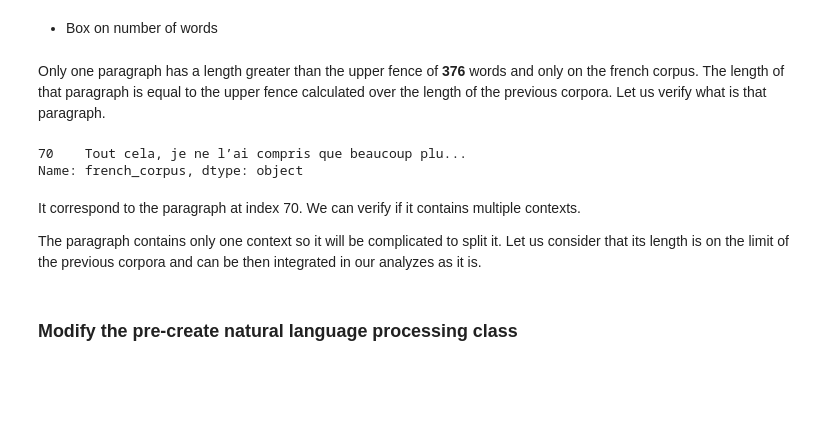
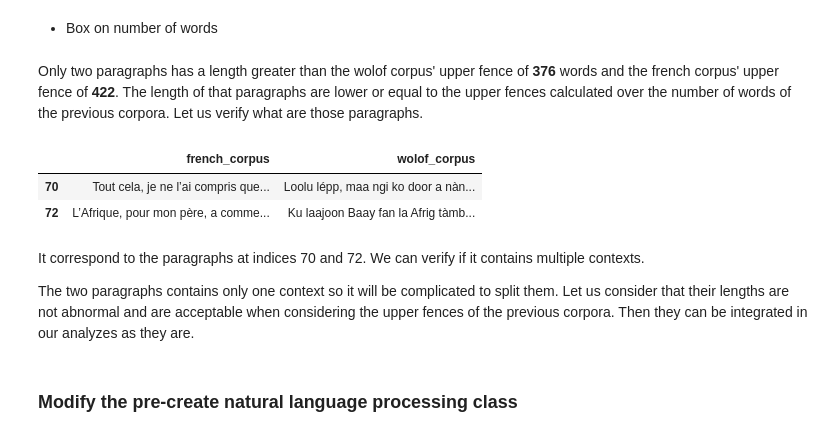
Before and after one commit to Oumar199/Wolof_traduction, a Jupyter notebook: text_processing1.ipynb, the cells around one changed output. Saved outputs shown, nothing was run; the diff lists cells and outputs as text; code cells hidden in the pictures; blank space fills up the shorter version.

```diff
--- a/text_processing1.ipynb
+++ b/text_processing1.ipynb
@@ -364,18 +364,19 @@ We obtain again almost the same distributions. But the distributions over the nu
 # %%
 px.box(data_frame=corpora, x = ["french_corpus_n_words", "wolof_corpus_n_words"])
 # %% [markdown]
-Only one paragraph has a length greater than the upper fence of **376** words and only on the french corpus. The length of that paragraph is equal to the upper fence calculated over the length of the previous corpora. Let us verify what is that paragraph.
+Only two paragraphs has a length greater than the wolof corpus' upper fence of **376** words and the french corpus' upper fence of **422**. The length of that paragraphs are lower or equal to the upper fences calculated over the number of words of the previous corpora. Let us verify what are those paragraphs.
 # %%
-abnormal_n_words = corpora[corpora["french_corpus_n_words"] > 376]["french_corpus"]
+abnormal_n_words = corpora[(corpora["french_corpus_n_words"] > 376) | (corpora["wolof_corpus_n_words"] > 422)][["french_corpus", "wolof_corpus"]]
 
 abnormal_n_words
 # %% [output]
-70    Tout cela, je ne l’ai compris que beaucoup plu...
-Name: french_corpus, dtype: object
+|  | french_corpus | wolof_corpus |
+| 70 | Tout cela, je ne l’ai compris que... | Loolu lépp, maa ngi ko door a nàn... |
+| 72 | L’Afrique, pour mon père, a comme... | Ku laajoon Baay fan la Afrig tàmb... |
 # %% [markdown]
-It correspond to the paragraph at index 70. We can verify if it contains multiple contexts.
+It correspond to the paragraphs at indices 70 and 72. We can verify if it contains multiple contexts.
 
-The paragraph contains only one context so it will be complicated to split it. Let us consider that its length is on the limit of the previous corpora and can be then integrated in our analyzes as it is.
+The two paragraphs contains only one context so it will be complicated to split them. Let us consider that their lengths are not abnormal and are acceptable when considering the upper fences of the previous corpora. Then they can be integrated in our analyzes as they are.
 # %% [markdown]
 ### Modify the pre-create natural language processing class
 # %% [markdown]
```
Also changed, not shown: parts of 5 cells of this notebook, 33 other files.
